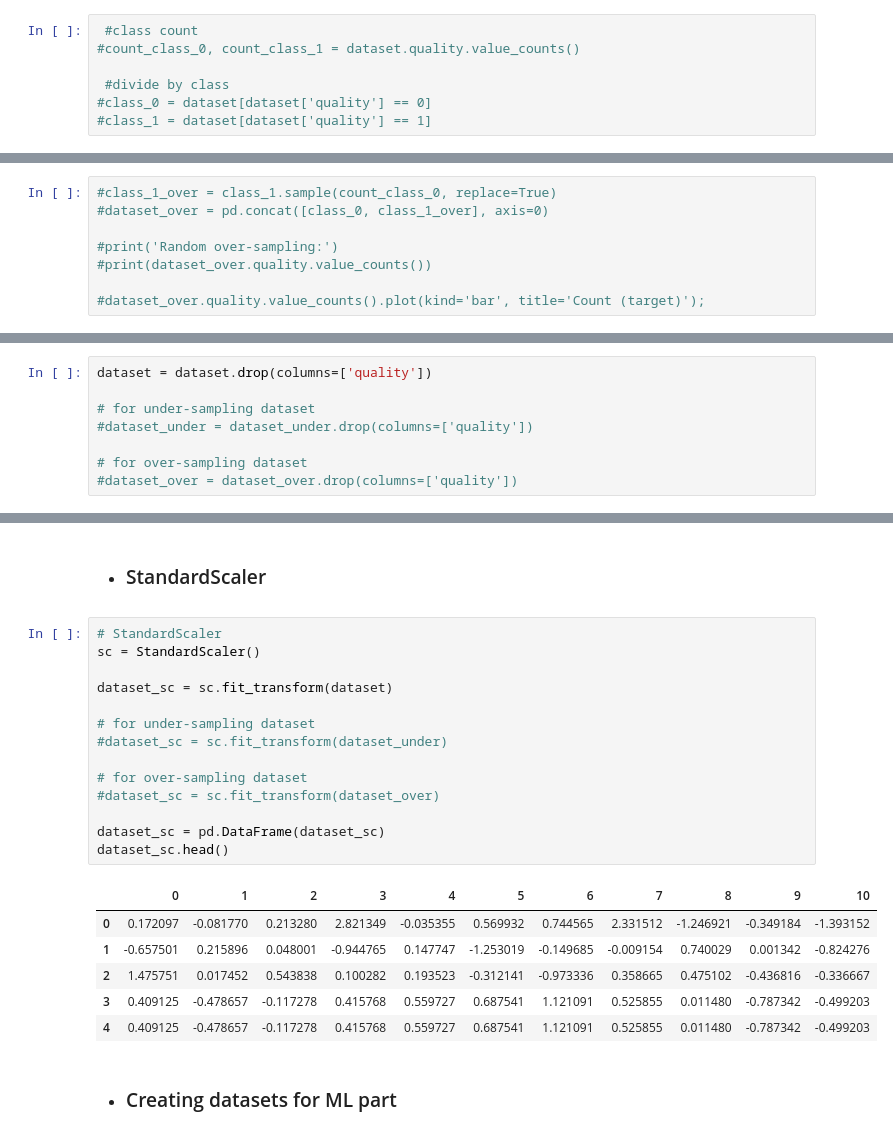
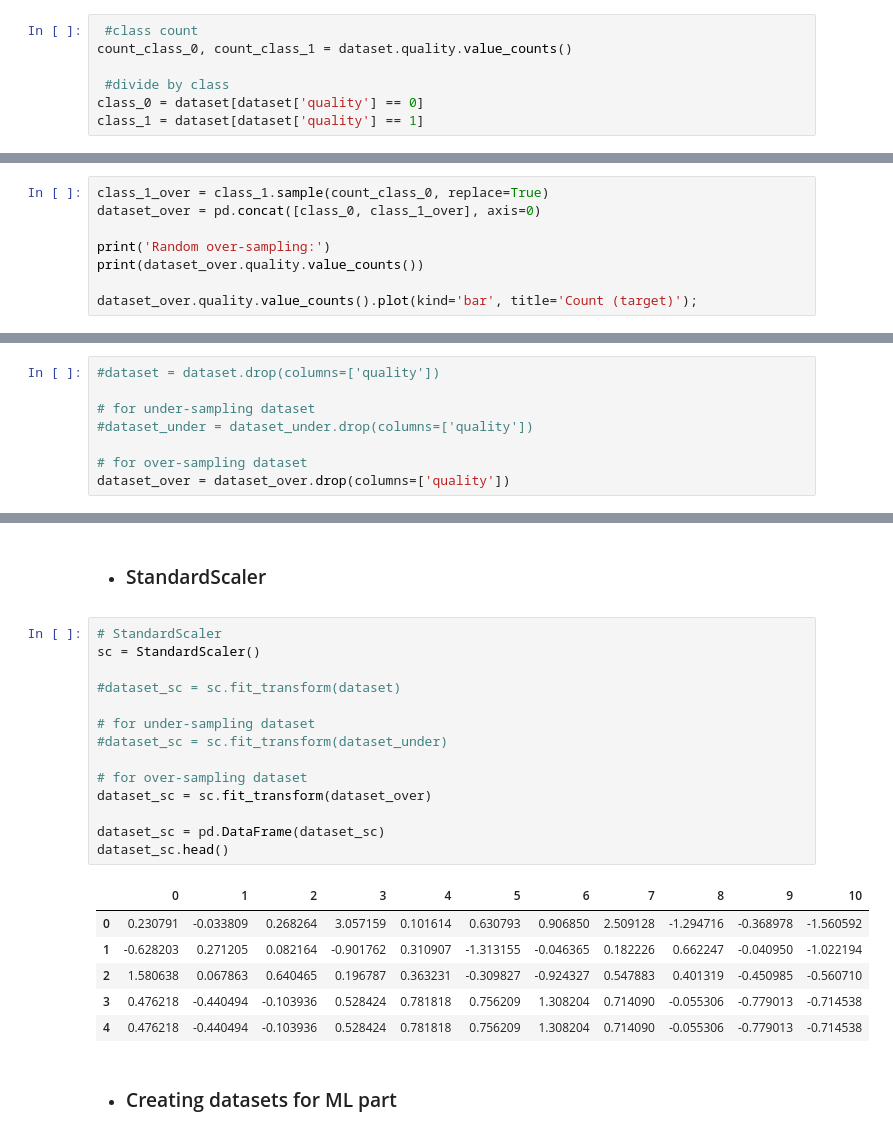
Before and after one commit to iDIZZZEL/Practic-ML-101, a Jupyter notebook: Module3-L2/Practice 2/Winequality - Practice.ipynb, the cells around one changed output, grey strips where cells are left out. Cells and saved outputs as stored; diff of their text form.

```diff
--- a/Module3-L2/Practice 2/Winequality - Practice.ipynb
+++ b/Module3-L2/Practice 2/Winequality - Practice.ipynb
@@ -196,11 +196,11 @@ dataset['quality'].value_counts().plot(x = dataset['quality'], kind='bar')
 * ### Resampling of an imbalanced dataset
 # %%
  #class count
-#count_class_0, count_class_1 = dataset.quality.value_counts()
+count_class_0, count_class_1 = dataset.quality.value_counts()
 
  #divide by class
-#class_0 = dataset[dataset['quality'] == 0]
-#class_1 = dataset[dataset['quality'] == 1]
+class_0 = dataset[dataset['quality'] == 0]
+class_1 = dataset[dataset['quality'] == 1]
 # %% [markdown]
 * ### Random under-sampling of an imbalanced dataset
 # %%
@@ -214,10 +214,10 @@ dataset['quality'].value_counts().plot(x = dataset['quality'], kind='bar')
 # %% [markdown]
 * ### Random over-sampling of an imbalanced dataset
 # %%
-#class_1_over = class_1.sample(count_class_0, replace=True)
-#dataset_over = pd.concat([class_0, class_1_over], axis=0)
+class_1_over = class_1.sample(count_class_0, replace=True)
+dataset_over = pd.concat([class_0, class_1_over], axis=0)
 
-#print('Random over-sampling:')
-#print(dataset_over.quality.value_counts())
+print('Random over-sampling:')
+print(dataset_over.quality.value_counts())
 
-#dataset_over.quality.value_counts().plot(kind='bar', title='Count (target)');
+dataset_over.quality.value_counts().plot(kind='bar', title='Count (target)');
@@ -235,13 +241,13 @@ target = dataset['quality']
 # %% [markdown]
 * ### Drop column 'quality'
 # %%
-dataset = dataset.drop(columns=['quality'])
+#dataset = dataset.drop(columns=['quality'])
 
 # for under-sampling dataset
 #dataset_under = dataset_under.drop(columns=['quality'])
 
 # for over-sampling dataset
-#dataset_over = dataset_over.drop(columns=['quality'])
+dataset_over = dataset_over.drop(columns=['quality'])
 # %% [markdown]
 ## Part 3: Data Wrangling and Transformation.
 # %% [markdown]
@@ -249,24 +255,24 @@ dataset = dataset.drop(columns=['quality'])
 # %%
 # StandardScaler
 sc = StandardScaler()
 
-dataset_sc = sc.fit_transform(dataset)
+#dataset_sc = sc.fit_transform(dataset)
 
 # for under-sampling dataset
 #dataset_sc = sc.fit_transform(dataset_under)
 
 # for over-sampling dataset
-#dataset_sc = sc.fit_transform(dataset_over)
+dataset_sc = sc.fit_transform(dataset_over)
 
 dataset_sc = pd.DataFrame(dataset_sc)
 dataset_sc.head()
 # %% [output]
 |  | 0 | 1 | 2 | 3 | 4 | 5 | 6 | 7 | 8 | 9 | 10 |
-| 0 | 0.172097 | -0.081770 | 0.213280 | 2.821349 | -0.035355 | 0.569932 | 0.744565 | 2.331512 | -1.246921 | -0.349184 | -1.393152 |
-| 1 | -0.657501 | 0.215896 | 0.048001 | -0.944765 | 0.147747 | -1.253019 | -0.149685 | -0.009154 | 0.740029 | 0.001342 | -0.824276 |
-| 2 | 1.475751 | 0.017452 | 0.543838 | 0.100282 | 0.193523 | -0.312141 | -0.973336 | 0.358665 | 0.475102 | -0.436816 | -0.336667 |
-| 3 | 0.409125 | -0.478657 | -0.117278 | 0.415768 | 0.559727 | 0.687541 | 1.121091 | 0.525855 | 0.011480 | -0.787342 | -0.499203 |
-| 4 | 0.409125 | -0.478657 | -0.117278 | 0.415768 | 0.559727 | 0.687541 | 1.121091 | 0.525855 | 0.011480 | -0.787342 | -0.499203 |
+| 0 | 0.230791 | -0.033809 | 0.268264 | 3.057159 | 0.101614 | 0.630793 | 0.906850 | 2.509128 | -1.294716 | -0.368978 | -1.560592 |
+| 1 | -0.628203 | 0.271205 | 0.082164 | -0.901762 | 0.310907 | -1.313155 | -0.046365 | 0.182226 | 0.662247 | -0.040950 | -1.022194 |
+| 2 | 1.580638 | 0.067863 | 0.640465 | 0.196787 | 0.363231 | -0.309827 | -0.924327 | 0.547883 | 0.401319 | -0.450985 | -0.560710 |
+| 3 | 0.476218 | -0.440494 | -0.103936 | 0.528424 | 0.781818 | 0.756209 | 1.308204 | 0.714090 | -0.055306 | -0.779013 | -0.714538 |
+| 4 | 0.476218 | -0.440494 | -0.103936 | 0.528424 | 0.781818 | 0.756209 | 1.308204 | 0.714090 | -0.055306 | -0.779013 | -0.714538 |
 # %% [markdown]
 * ### Creating datasets for ML part
 # %%
```
Also changed, not shown: parts of 22 cells of this notebook, 1 other file.
